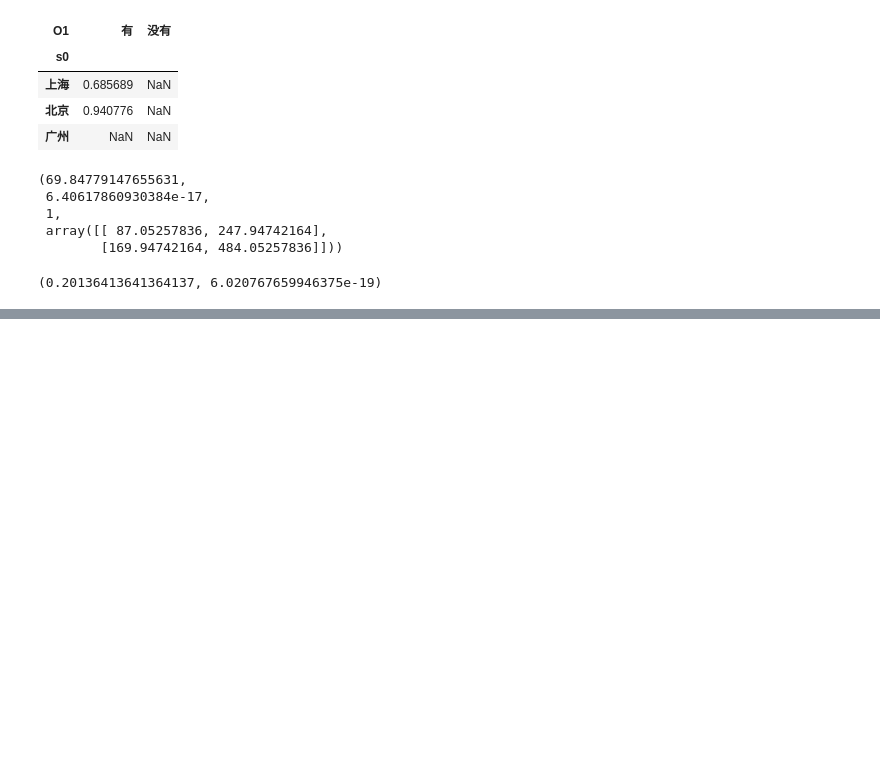
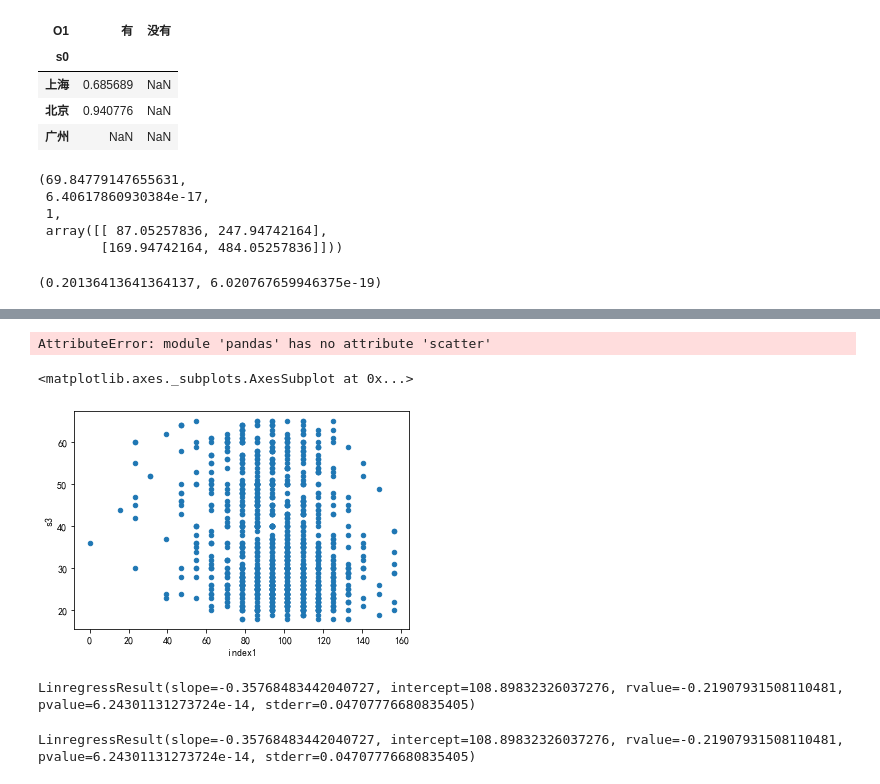
Before and after one commit to IamZY/DataAnalysis, a Jupyter notebook: pandas/Python统计分析.ipynb, the cells around one changed output, grey strips where cells are left out. Saved outputs shown, nothing was run; the diff lists cells and outputs as text; code cells hidden in the pictures; blank space fills up the shorter version.

```diff
--- a/pandas/Python统计分析.ipynb
+++ b/pandas/Python统计分析.ipynb
@@ -581,0 +727,18 @@ ss.fisher_exact(tb1)
+# %%
+pd.scatter(ccss.s3,ccss.index1)
+# %% [output]
+AttributeError: module 'pandas' has no attribute 'scatter'
+# %%
+ccss.plot.scatter("index1","s3")
+# %% [output]
+<matplotlib.axes._subplots.AxesSubplot at 0x...>
+[figure, added]
+# %%
+# 线性回归模型
+ss.linregress(ccss.s3,ccss.index1)
+# %% [output]
+LinregressResult(slope=-0.35768483442040727, intercept=108.89832326037276, rvalue=-0.21907931508110481, pvalue=6.24301131273724e-14, stderr=0.04707776680835405)
+# %%
+ss.linregress(ccss.loc[:,["s3","index1"]])
+# %% [output]
+LinregressResult(slope=-0.35768483442040727, intercept=108.89832326037276, rvalue=-0.21907931508110481, pvalue=6.24301131273724e-14, stderr=0.04707776680835405)
```
Also changed, not shown: parts of 43 cells of this notebook.
